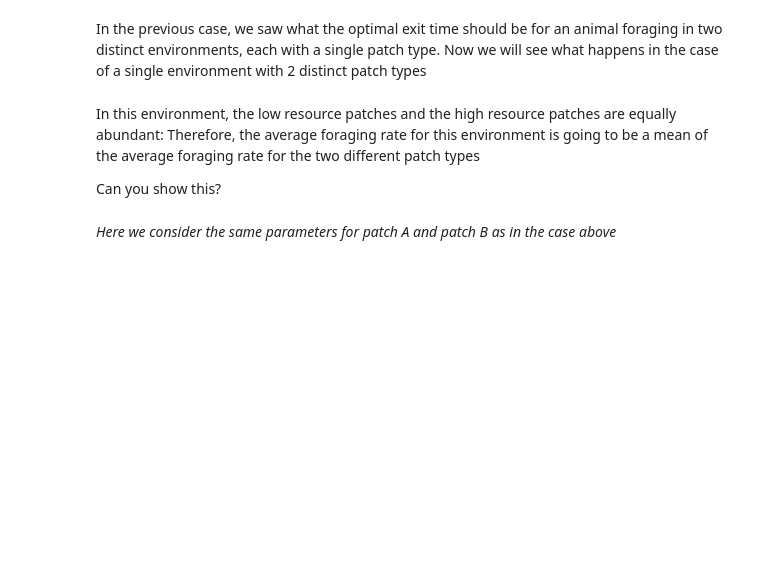
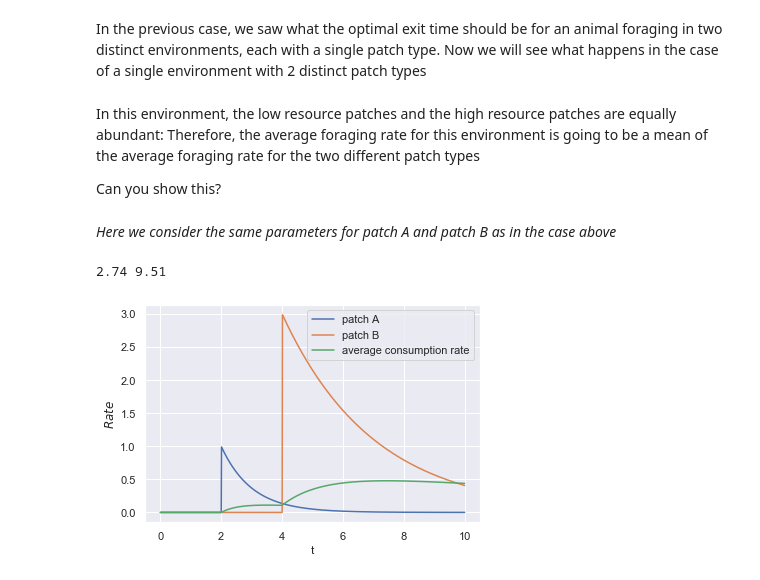
Before and after one commit to shivChitinous/optimal-forager, a Jupyter notebook: Optimal Foraging Theory.ipynb, the cells around one changed output. Saved outputs shown, nothing was run; the diff lists cells and outputs as text; code cells hidden in the pictures; blank space fills up the shorter version.

```diff
--- a/Optimal Foraging Theory.ipynb
+++ b/Optimal Foraging Theory.ipynb
@@ -199,11 +201,23 @@ df3['I/t_b'] = df3['I_b']/df3['t']
 
 df3['I/t'] = df3[['I/t_a', 'I/t_b']].mean(axis=1)
 
-t_opt_a = df3['t'][(df2['I_dot_a']<df3['I/t']) & (df3['t']>T_a)].iloc[0]
-t_opt_b = df3['t'][(df2['I_dot_b']<df3['I/t']) & (df3['t']>T_b)].iloc[0]
+t_opt_a = df3['t'][(df2['I_dot_a']<df3['I/t'].max()) & (df3['t']>T_a)].iloc[0]
+t_opt_b = df3['t'][(df2['I_dot_b']<df3['I/t'].max()) & (df3['t']>T_b)].iloc[0]
+
+print(t_opt_a,t_opt_b)
 
 #get the line of optimal slope
 df3['optimality'] = (df3['I/t'][df['t']>=t_opt].iloc[0])*df['t']
+# %% [output]
+2.74 9.51
+# %%
+sns.lineplot(y ='I_dot_a',x = 't', data = df3)
+sns.lineplot(y ='I_dot_b',x = 't', data = df3)
+sns.lineplot(y = 'I/t', x = 't', data = df3)
+plt.ylabel('I_dot'); plt.legend(['patch A','patch B','average consumption rate']);
+plt.ylabel('$Rate$');
+# %% [output]
+[figure, added]
 # %%
 sns.lineplot(y ='I_a',x = 't', data = df3)
 sns.lineplot(y ='I_b',x = 't', data = df3)
```
Also changed, not shown: parts of 11 cells of this notebook.
